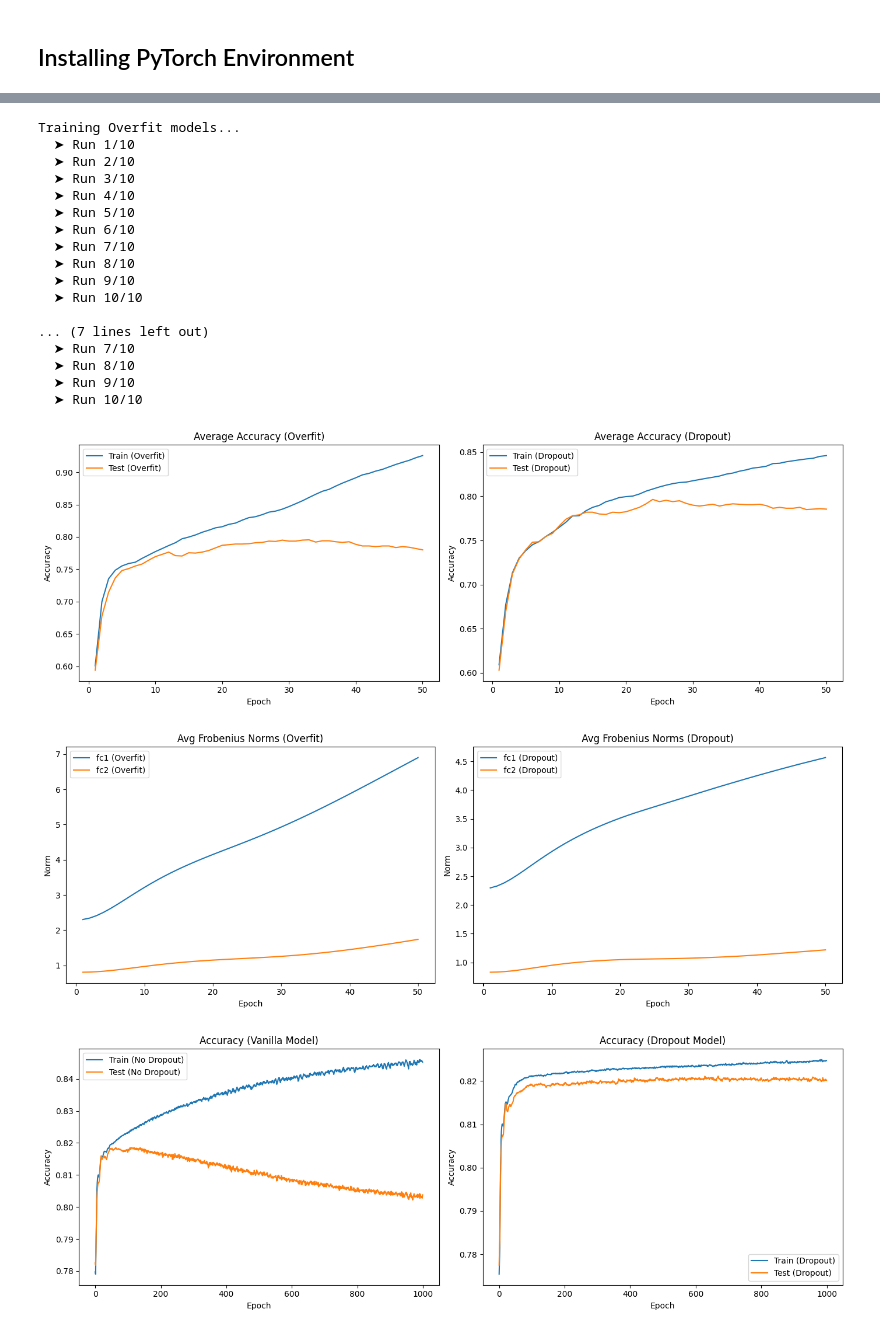
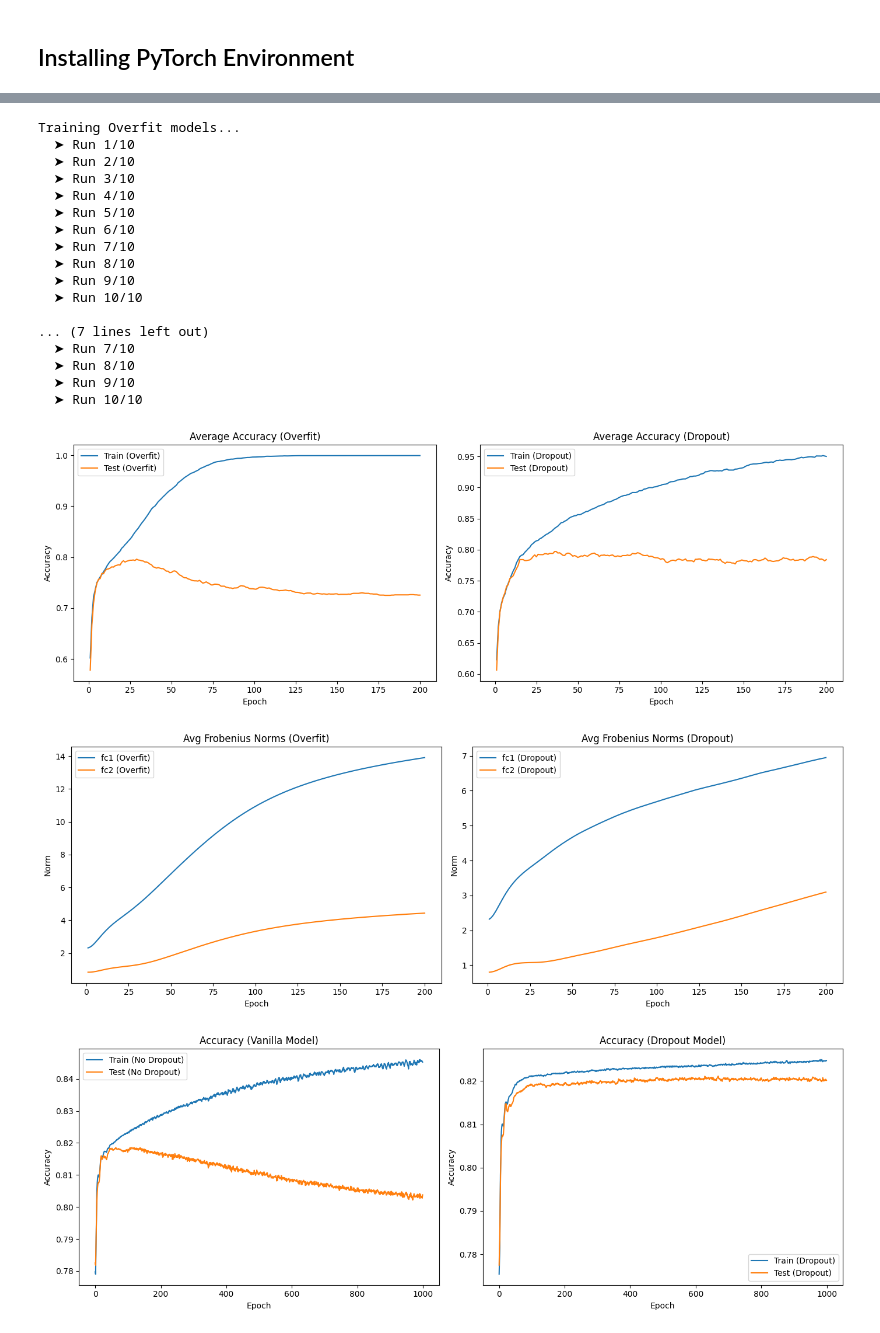
Before and after one commit to TonyZhang2004/Privacy-Preserving-Overfitting-Detection, a Jupyter notebook: Frob_norm_two_layered.ipynb, the cells around one changed output, grey strips where cells are left out. Cells and saved outputs as stored; diff of their text form; code cells hidden in the pictures.

```diff
--- a/Frob_norm_two_layered.ipynb
+++ b/Frob_norm_two_layered.ipynb
@@ -148,7 +148,7 @@ def average_over_runs(model_type, input_size, dropout, runs=10, epochs=1000):
     }
 
 # ⏳ Run for both model types
-epochs = 50
+epochs = 200
 overfit_stats = average_over_runs("Overfit", input_size, dropout=False, runs=10, epochs=epochs)
 dropout_stats = average_over_runs("Dropout", input_size, dropout=True, runs=10, epochs=epochs)
 
@@ -183,35 +183,35 @@ plt.xlabel('Epoch')
 plt.ylabel('Norm')
 plt.legend()
 
 plt.subplot(1, 2, 2)
 plt.plot(range(1, epochs+1), dropout_stats['mean_fc1_norm'], label='fc1 (Dropout)')
 plt.plot(range(1, epochs+1), dropout_stats['mean_fc2_norm'], label='fc2 (Dropout)')
 plt.title('Avg Frobenius Norms (Dropout)')
 plt.xlabel('Epoch')
 plt.ylabel('Norm')
 plt.legend()
 plt.tight_layout()
 plt.show()
 # %% [output]
 Training Overfit models...
   ➤ Run 1/10
   ➤ Run 2/10
   ➤ Run 3/10
   ➤ Run 4/10
   ➤ Run 5/10
   ➤ Run 6/10
   ➤ Run 7/10
   ➤ Run 8/10
   ➤ Run 9/10
   ➤ Run 10/10
 
 ... (7 lines left out)
   ➤ Run 7/10
   ➤ Run 8/10
   ➤ Run 9/10
   ➤ Run 10/10
-[figure, old version]
+[figure, new version]
-[figure, old version]
+[figure, new version]
 # %%
 import os
 os.environ["CUDA_VISIBLE_DEVICES"] = ""
```
Also changed, not shown: parts of 1 cell of this notebook.
